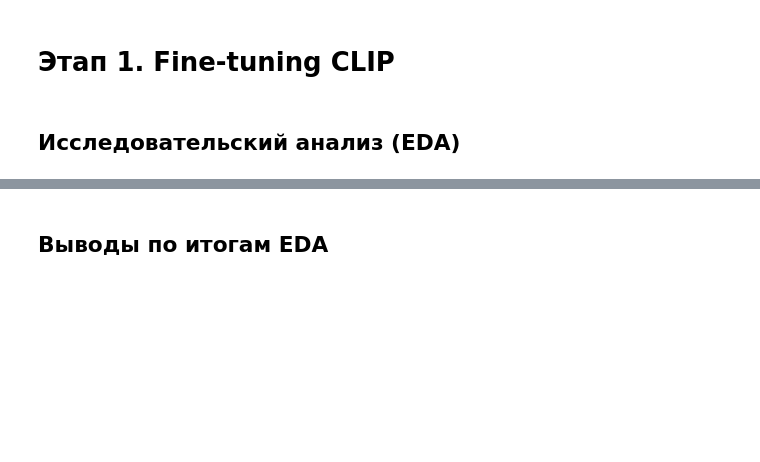
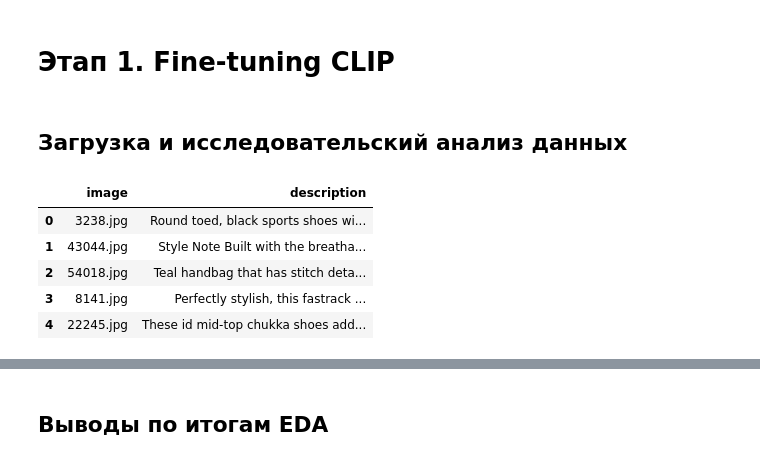
Before and after one commit to evgeny-ydsc/DLE-NLP, a Jupyter notebook: 3.4 CLIP SFT/Product-search-by-CLIP-SFT.ipynb, the cells around one changed output, grey strips where cells are left out. Drawn from its saved outputs; the diff is of its cells as text; code cells hidden in the pictures; blank space fills up the shorter version.

```diff
--- a/3.4 CLIP SFT/Product-search-by-CLIP-SFT.ipynb
+++ b/3.4 CLIP SFT/Product-search-by-CLIP-SFT.ipynb
@@ -35,5 +35,10 @@
 # 👷🚧🚧🚧🚧🚧 просто для дебага без GPU - переключить при итоговом обучении и замере в False:
 JUST_DEBUG_WO_GPU = True
 DEBUG_MAX_ELEMENTS = 10
+
+RANDON_STATE = 42
+
+DATA_CSV_PATH = "archive/data.csv"
+IMAGES_PATH = "archive/data/"
 # %% [markdown]
 ### Импорт библиотек
@@ -40,4 +51,17 @@ DEBUG_MAX_ELEMENTS = 10
 # %% [markdown]
 # Этап 1. Fine-tuning CLIP
 # %% [markdown]
-## Исследовательский анализ (EDA)
+## Загрузка и исследовательский анализ данных
+# %%
+df = pd.read_csv(DATA_CSV_PATH).drop(columns=['display name', 'category'])
+# %%
+pd.options.display.max_colwidth = 1000
+# %%
+df.head()
+# %% [output]
+|  | image | description |
+| 0 | 3238.jpg | Round toed, black sports shoes wi... |
+| 1 | 43044.jpg | Style Note Built with the breatha... |
+| 2 | 54018.jpg | Teal handbag that has stitch deta... |
+| 3 | 8141.jpg | Perfectly stylish, this fastrack ... |
+| 4 | 22245.jpg | These id mid-top chukka shoes add... |
```
Also changed, not shown: parts of 34 cells of this notebook.
